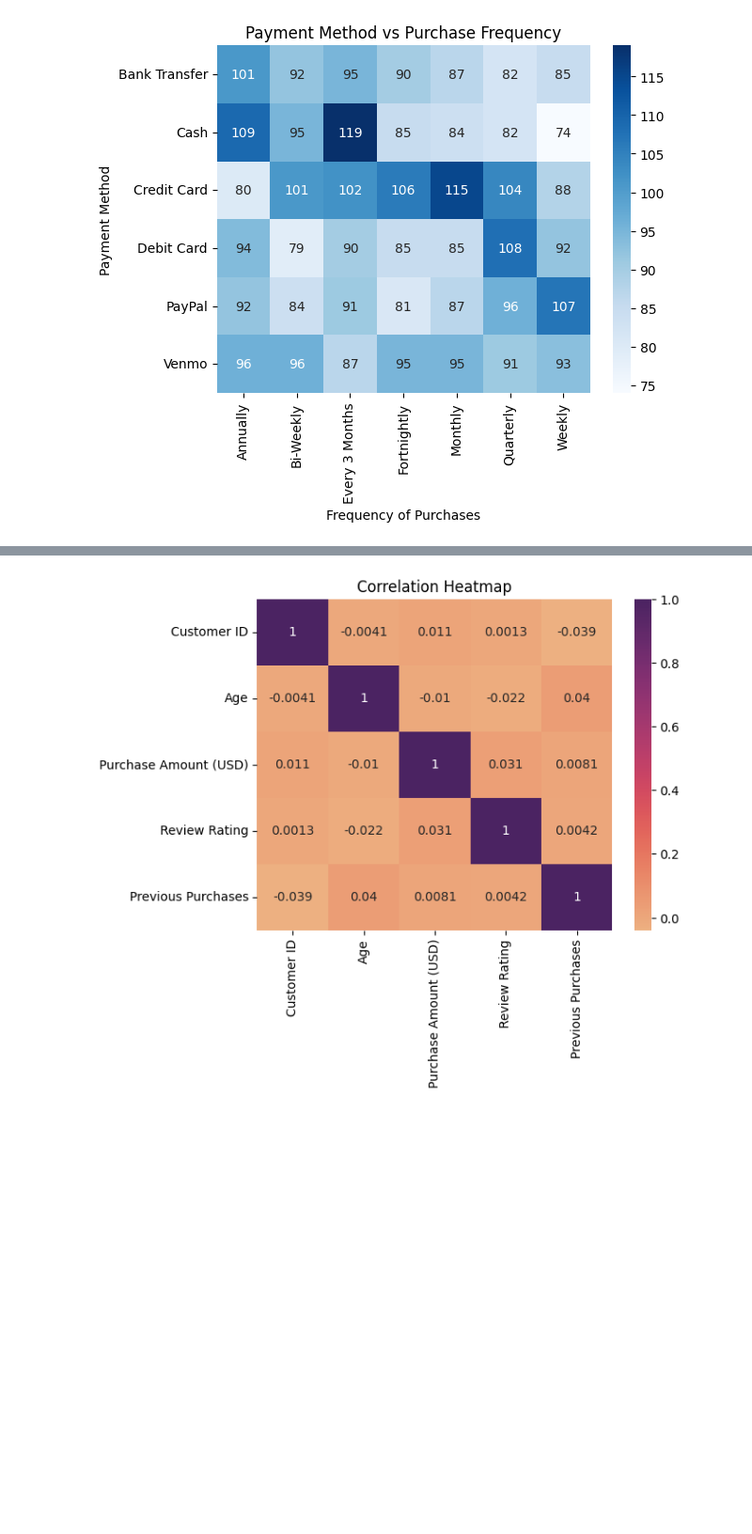
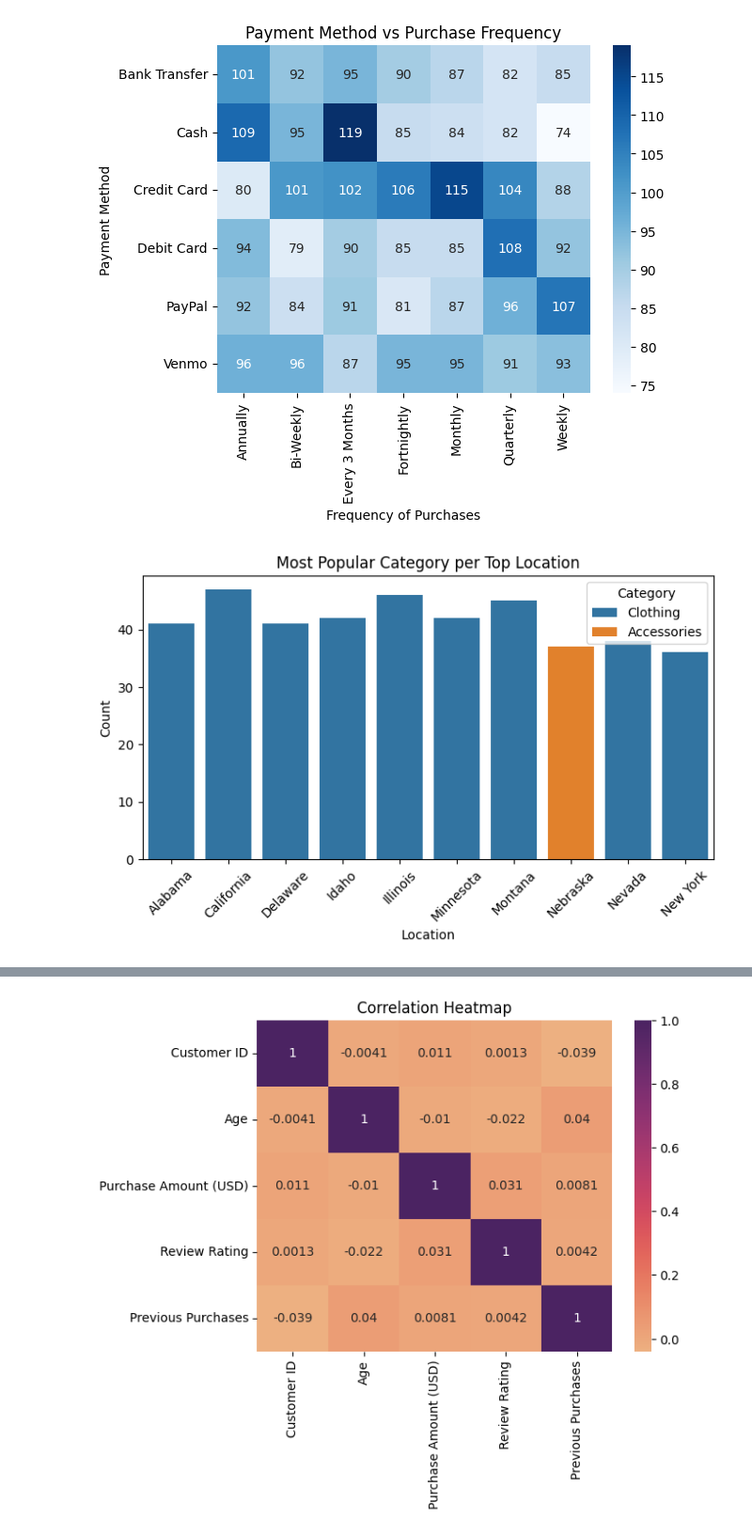
Before and after one commit to satyam-techabbot/AIML, a Jupyter notebook: Week2/Python/exercise/eda_shopping_trend.ipynb, the cells around one changed output, grey strips where cells are left out. Shown at 94% size. Drawn from its saved outputs; the diff is of its cells as text; code cells hidden in the pictures; blank space fills up the shorter version.

```diff
--- a/Week2/Python/exercise/eda_shopping_trend.ipynb
+++ b/Week2/Python/exercise/eda_shopping_trend.ipynb
@@ -162,4 +162,17 @@ plt.show()
 # %% [output]
 [figure]
 # %%
-# location vs fav product
+# 5.5 location vs fav product or category
+
+top_locations = shopping_data['Location'].value_counts().head(10).index
+filtered_data = shopping_data[shopping_data['Location'].isin(top_locations)]
+fav_prod = filtered_data.groupby(['Location', 'Category']).size().reset_index(name="Count")
+fav_prod_top_cats = fav_prod.loc[fav_prod.groupby('Location')['Count'].idxmax()]
+
+plt.figure(figsize=(8, 4))
+sns.barplot(data=fav_prod_top_cats, x="Location", y="Count", hue="Category")
+plt.title("Most Popular Category per Top Location")
+plt.xticks(rotation=45)
+plt.show()
+# %% [output]
+[figure, added]
```
Also changed, not shown: parts of 4 cells of this notebook, 10 other files.
